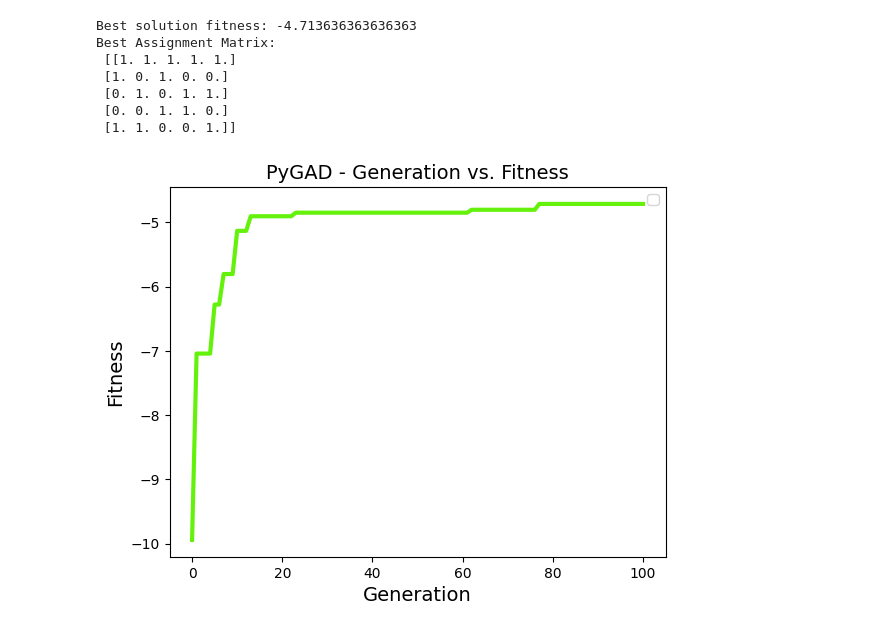
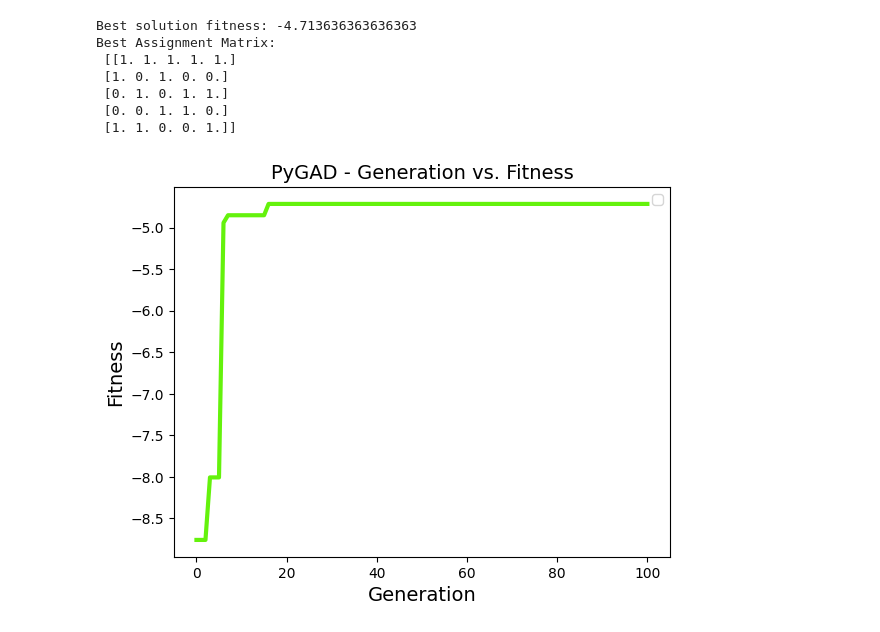
Before and after one commit to AtanasChestojanov/IS-seminar-1, a Jupyter notebook: seminar1.ipynb, the cells around one changed output. Saved outputs shown, nothing was run; the diff lists cells and outputs as text; code cells hidden in the pictures.

```diff
--- a/seminar1.ipynb
+++ b/seminar1.ipynb
@@ -161,22 +161,22 @@ def find_solution1(file_path, parent_selection_type,crossover_type,mutation_type
 
     ga_instance.plot_fitness()
 # %%
-find_solution("datasets/easy_dataset_1.json", "tournament", "two_points", "random", 50)
+find_solution1("datasets/easy_dataset_1.json", "tournament", "two_points", "random", 50)
 # %% [output]
 |  | dataset_id | num_papers | num_reviewers | reviewer_capacity | min_reviews_per_paper | max_reviews_per_paper | ... |
 | 0 | Easy Dataset 1 | 5 | 5 | 3 | 3 | 5 | ... |
 | 1 | Easy Dataset 1 | 5 | 5 | 3 | 3 | 5 | ... |
 | 2 | Easy Dataset 1 | 5 | 5 | 3 | 3 | 5 | ... |
 | 3 | Easy Dataset 1 | 5 | 5 | 3 | 3 | 5 | ... |
 | 4 | Easy Dataset 1 | 5 | 5 | 3 | 3 | 5 | ... |
 Best solution fitness: -4.713636363636363
 Best Assignment Matrix:
  [[1. 1. 1. 1. 1.]
  [1. 0. 1. 0. 0.]
  [0. 1. 0. 1. 1.]
  [0. 0. 1. 1. 0.]
  [1. 1. 0. 0. 1.]]
-[figure, old version]
+[figure, new version]
 # %%
 def find_solution2(file_path, parent_selection_type,crossover_type,mutation_type, num_solutions, num_parents_mating):
     preferences, friendships, authorship, capacity, min_reviews, max_reviews = extract_data(file_path)
```
Also changed, not shown: parts of 3 cells of this notebook.
